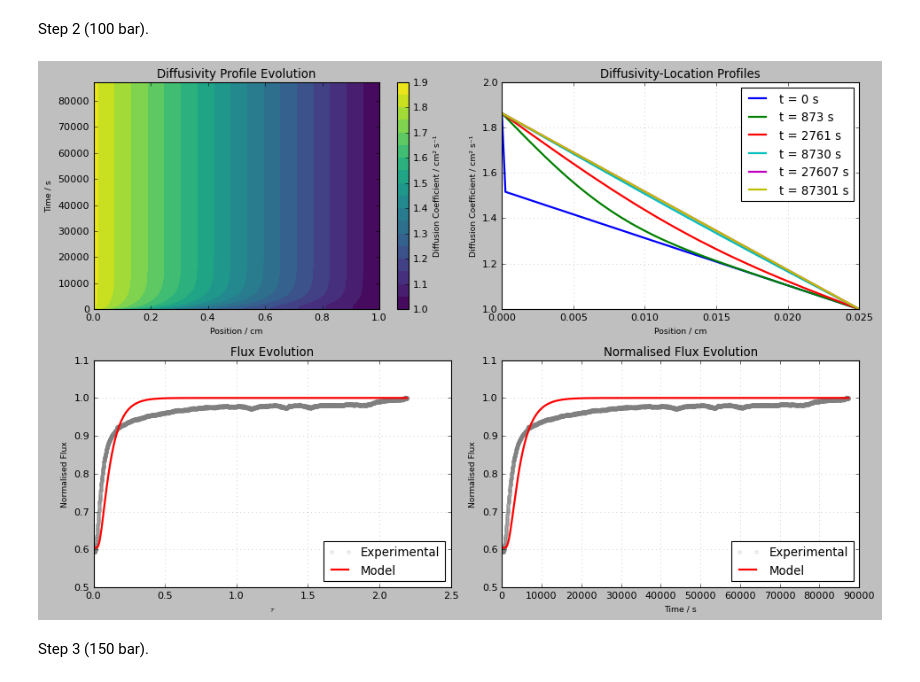
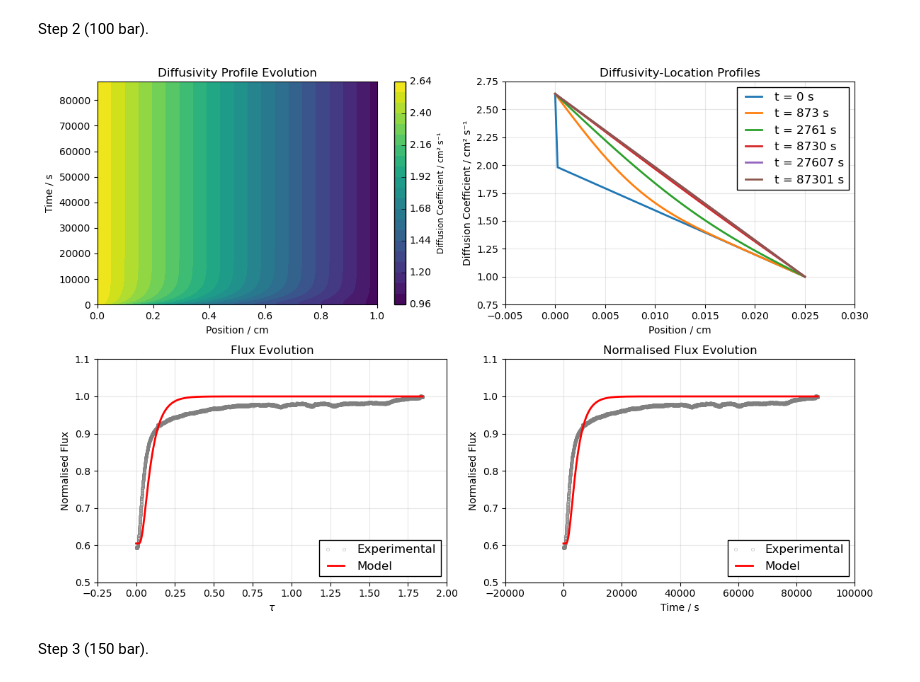
Before and after one commit to louis-sh-nguyen/object-oriented-pemeation-analysis, a Jupyter notebook: notebooks/pressure-step-modelling.ipynb, the cells around one changed output. Saved outputs shown, nothing was run; the diff lists cells and outputs as text; code cells hidden in the pictures.

```diff
--- a/notebooks/pressure-step-modelling.ipynb
+++ b/notebooks/pressure-step-modelling.ipynb
@@ -209,29 +209,29 @@ Step 2 (100 bar).
 # %%
 # From anlaysis
 thickness = THICKNESS_DICT[experiment]
-new_D1_prime = 1.862249386
-previous_D1_prime = 1.521194124
-DT_0 = 1.57E-08
+new_D1_prime = 2.639368593
+previous_D1_prime = 1.990930572
+DT_0 = 1.32E-08
 
 # Get step data
 step_2_data, T = process_step_exp_data(
     full_data=processed_data,
     time_range = [90692.3, 178e3],
     thickness=thickness,
     DT_0=DT_0,
     )
 
 # Run step analysis
 plot_step_results(
     step_data=step_2_data,
     previous_D1_prime=previous_D1_prime,
     new_D1_prime=new_D1_prime,
     new_DT_0=DT_0,
     T=T,
     L=thickness
 )
 # %% [output]
-[figure, old version]
+[figure, new version]
 # %% [markdown]
 Step 3 (150 bar).
 # %%
```
Also changed, not shown: parts of 5 cells of this notebook.
